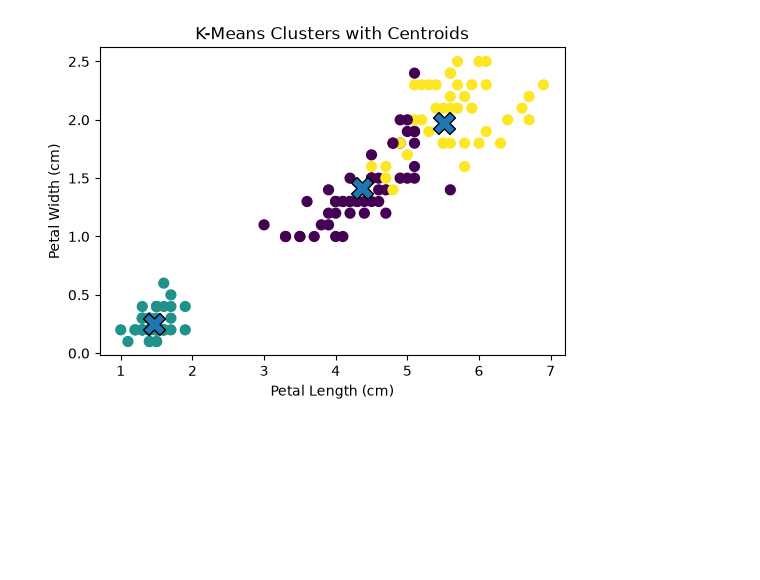
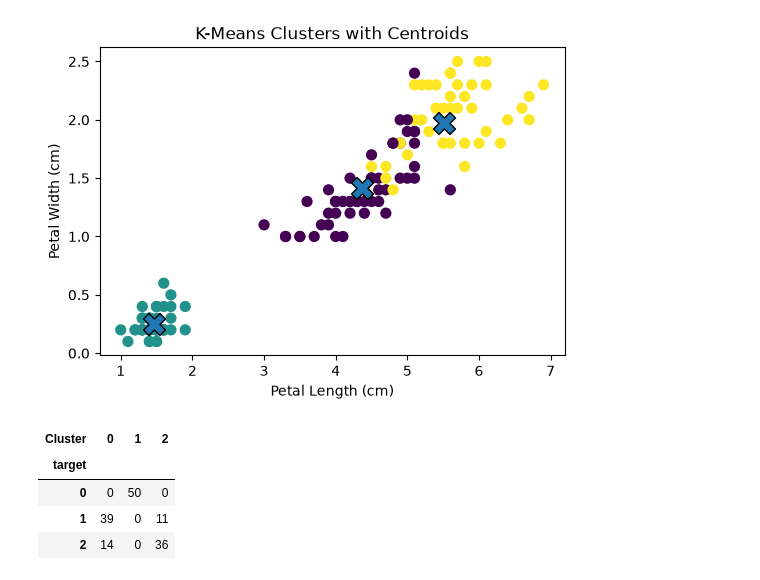
Before and after one commit to hemant237/Fastapi-project, a Jupyter notebook: practice/KmeansClustering/KMeans.ipynb, the cells around one changed output. Saved outputs shown, nothing was run; the diff lists cells and outputs as text; code cells hidden in the pictures; blank space fills up the shorter version.

```diff
--- a/practice/KmeansClustering/KMeans.ipynb
+++ b/practice/KmeansClustering/KMeans.ipynb
@@ -318,3 +318,14 @@ plt.title("K-Means Clusters with Centroids")
 plt.show()
 # %% [output]
 [figure]
+# %%
+pd.crosstab(
+    df["target"],
+    df["Cluster"]
+)
+# %% [output]
+| Cluster | 0 | 1 | 2 |
+| target |  |  |  |
+| 0 | 0 | 50 | 0 |
+| 1 | 39 | 0 | 11 |
+| 2 | 14 | 0 | 36 |
```
